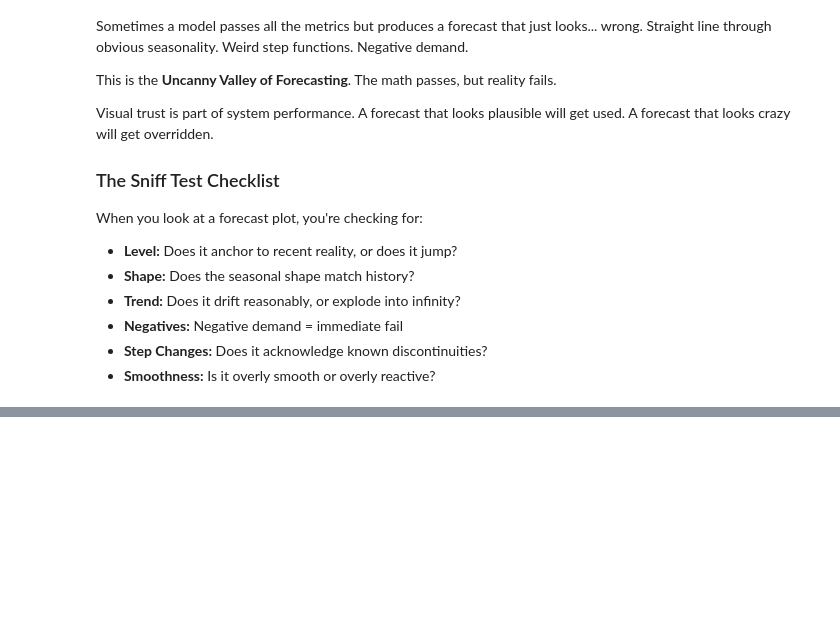
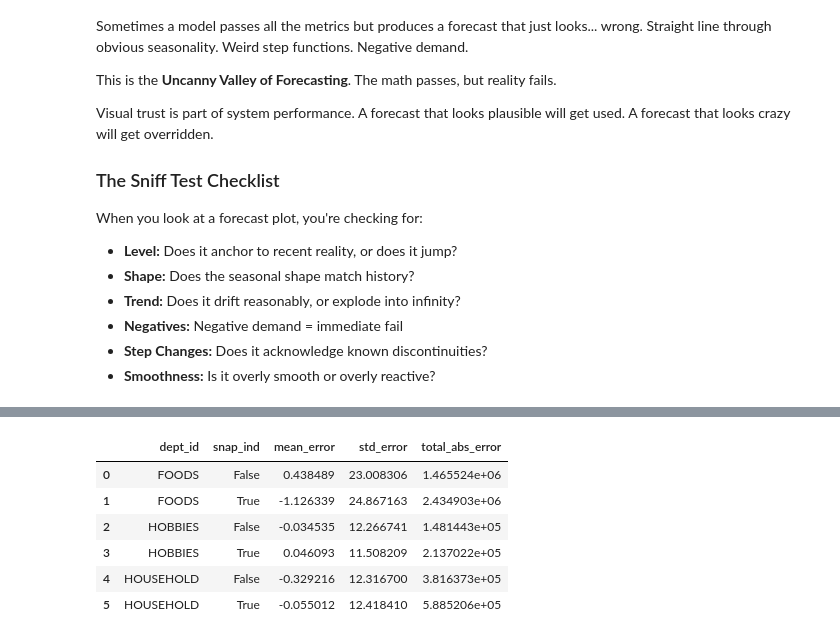
Before and after one commit to forecastacademy/real-world-forecasting-foundations, a Jupyter notebook: notebooks/module_02_baselines/2.07_performance_diagnostics_micro.ipynb, the cells around one changed output, grey strips where cells are left out. Cells and saved outputs as stored; diff of their text form; code cells hidden in the pictures; blank space fills up the shorter version.

```diff
--- a/notebooks/module_02_baselines/2.07_performance_diagnostics_micro.ipynb
+++ b/notebooks/module_02_baselines/2.07_performance_diagnostics_micro.ipynb
@@ -300,0 +306,16 @@ print("\n✓ Forensic findings saved to 'forensic_findings_for_module_3.csv'")
+# %%
+snap_summary = cv_w_snap_A.groupby(['dept_id','snap_ind'])['error'].agg(
+    mean_error='mean',
+    std_error='std',
+    total_abs_error = lambda x: x.abs().sum()
+).reset_index()
+
+snap_summary
+# %% [output]
+|  | dept_id | snap_ind | mean_error | std_error | total_abs_error |
+| 0 | FOODS | False | 0.438489 | 23.008306 | 1.465524e+06 |
+| 1 | FOODS | True | -1.126339 | 24.867163 | 2.434903e+06 |
+| 2 | HOBBIES | False | -0.034535 | 12.266741 | 1.481443e+05 |
+| 3 | HOBBIES | True | 0.046093 | 11.508209 | 2.137022e+05 |
+| 4 | HOUSEHOLD | False | -0.329216 | 12.316700 | 3.816373e+05 |
+| 5 | HOUSEHOLD | True | -0.055012 | 12.418410 | 5.885206e+05 |
```
Also changed, not shown: parts of 34 cells of this notebook, 6 other files.
